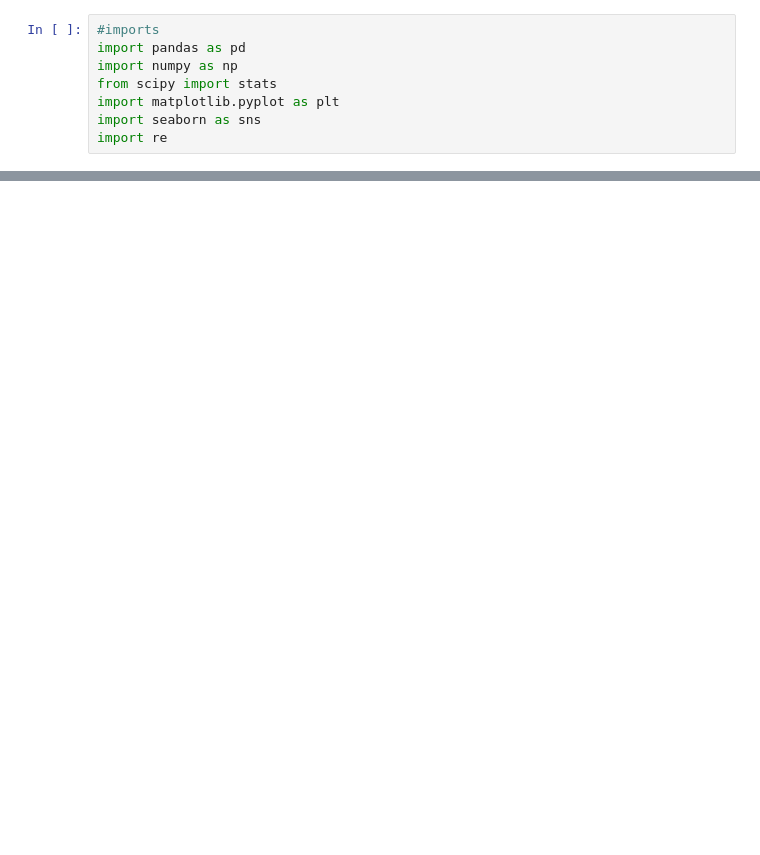
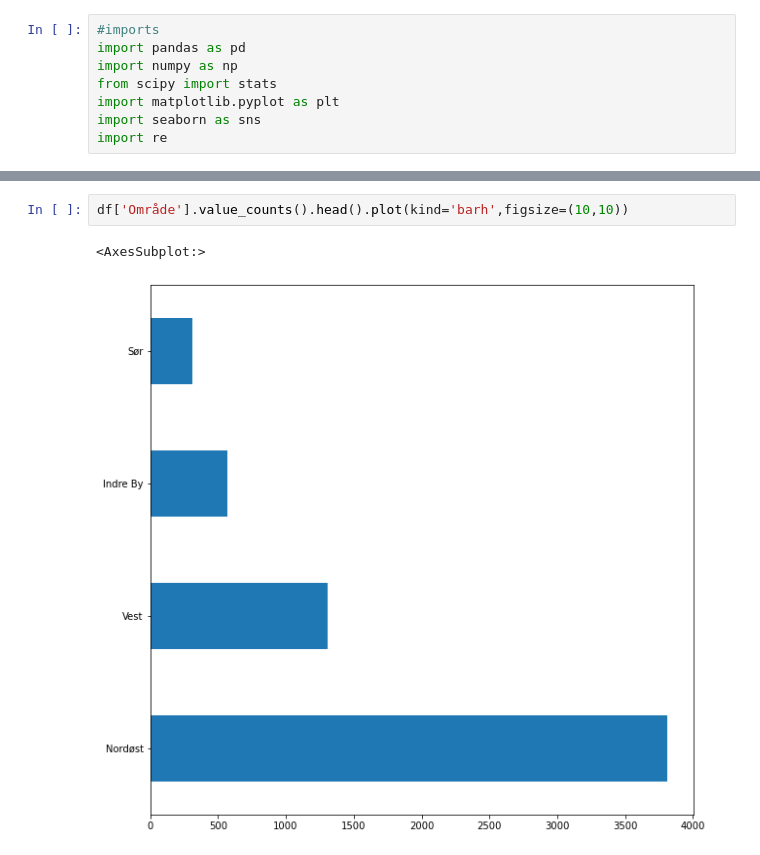
Before and after one commit to michaelekornrud/AI---Oblig1, a Jupyter notebook: Oblig1.ipynb, the cells around one changed output, grey strips where cells are left out. Saved outputs shown, nothing was run; the diff lists cells and outputs as text; blank space fills up the shorter version.

```diff
--- a/Oblig1.ipynb
+++ b/Oblig1.ipynb
@@ -66,0 +73,5 @@ df['Linjenavn'].value_counts().head(n).plot(kind='barh',figsize=(20,35))
+# %%
+df['Område'].value_counts().head().plot(kind='barh',figsize=(10,10))
+# %% [output]
+<AxesSubplot:>
+[figure, added]
```
Also changed, not shown: parts of 12 cells of this notebook.
